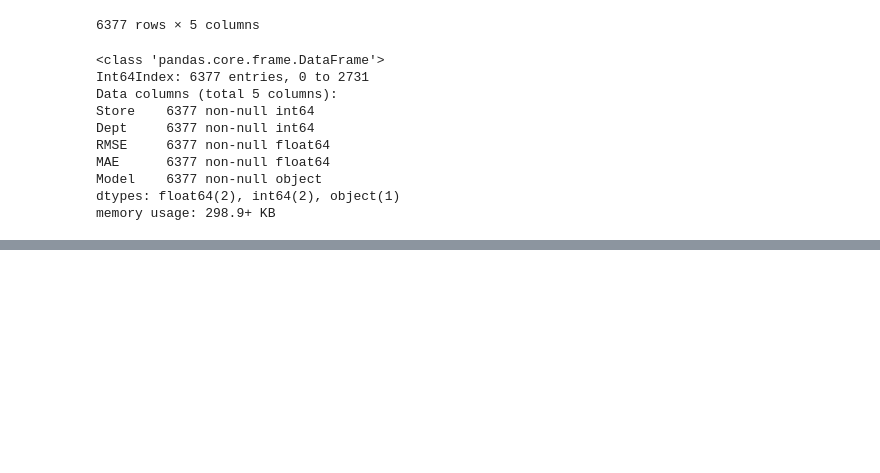
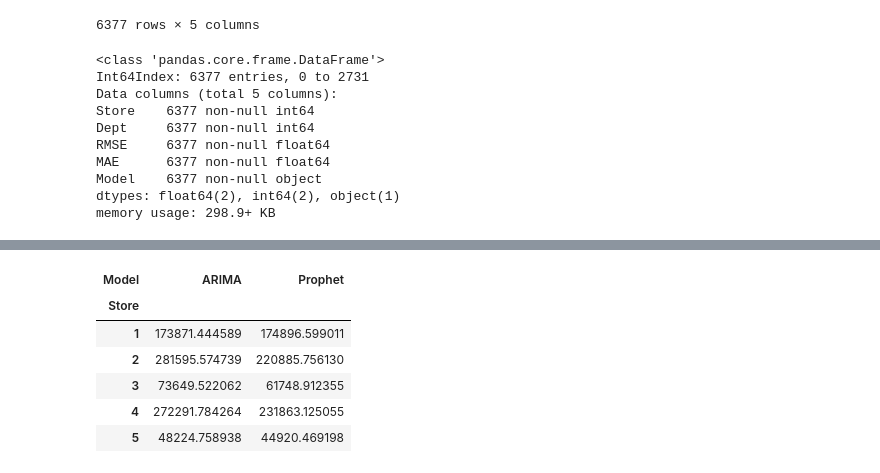
Before and after one commit to csumithra/capstone_proj, a Jupyter notebook: FcstSales_fbprophet_ARIMA_AllLocDepts_Final.ipynb, the cells around one changed output, grey strips where cells are left out. Saved outputs shown, nothing was run; the diff lists cells and outputs as text; code cells hidden in the pictures; blank space fills up the shorter version.

```diff
--- a/FcstSales_fbprophet_ARIMA_AllLocDepts_Final.ipynb
+++ b/FcstSales_fbprophet_ARIMA_AllLocDepts_Final.ipynb
@@ -794,0 +672,10 @@ def forecast_sales_arima(df, store_locations, departments):
+# %%
+MAE_df.head()
+# %% [output]
+| Model | ARIMA | Prophet |
+| Store |  |  |
+| 1 | 173871.444589 | 174896.599011 |
+| 2 | 281595.574739 | 220885.756130 |
+| 3 | 73649.522062 | 61748.912355 |
+| 4 | 272291.784264 | 231863.125055 |
+| 5 | 48224.758938 | 44920.469198 |
```
Also changed, not shown: parts of 18 cells of this notebook.
